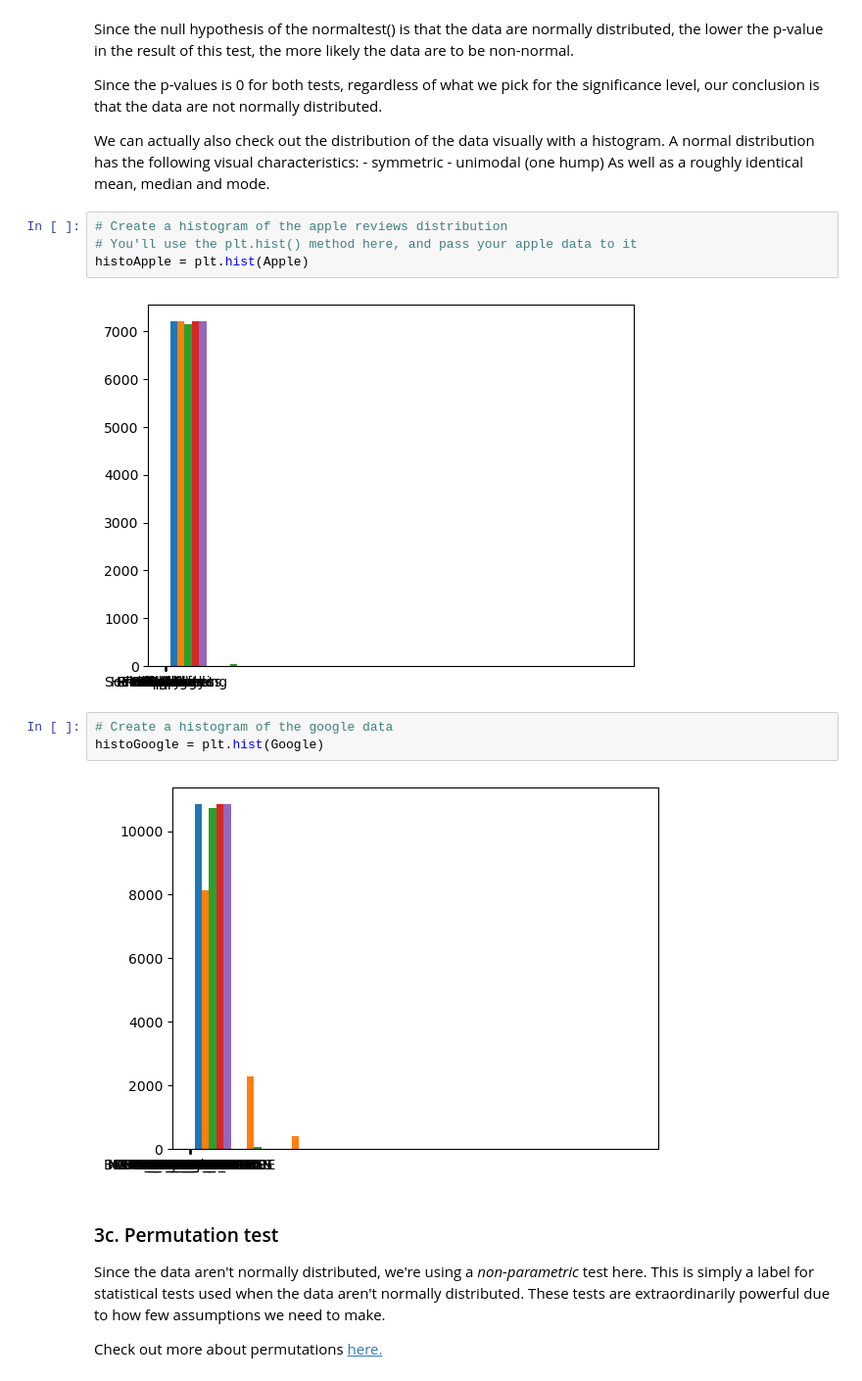
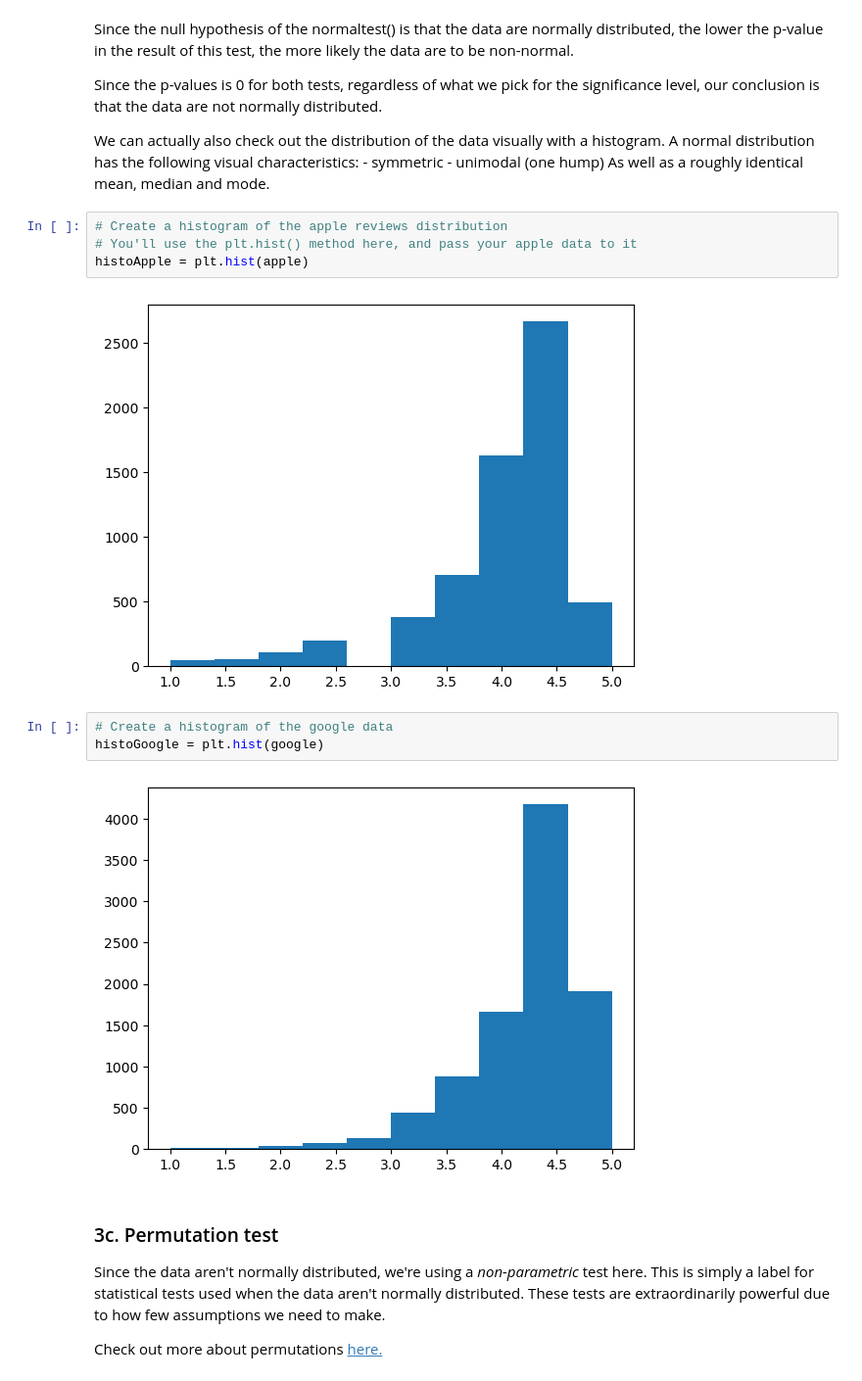
Before and after one commit to Ariyo-K/SpringboardFolder, a Jupyter notebook: Springboard Apps project - Tier 1 - Modelling -checkpoint.ipynb, the cells around one changed output. Shown at 98% size. Cells and saved outputs as stored; diff of their text form.

```diff
--- a/Springboard Apps project - Tier 1 - Modelling -checkpoint.ipynb
+++ b/Springboard Apps project - Tier 1 - Modelling -checkpoint.ipynb
@@ -460,14 +460,14 @@ As well as a roughly identical mean, median and mode.
 # %%
 # Create a histogram of the apple reviews distribution
 # You'll use the plt.hist() method here, and pass your apple data to it
-histoApple = plt.hist(Apple)
+histoApple = plt.hist(apple)
 # %% [output]
-[figure, old version]
+[figure, new version]
 # %%
 # Create a histogram of the google data
-histoGoogle = plt.hist(Google)
+histoGoogle = plt.hist(google)
 # %% [output]
-[figure, old version]
+[figure, new version]
 # %% [markdown]
 ### 3c. Permutation test
 Since the data aren't normally distributed, we're using a *non-parametric* test here. This is simply a label for statistical tests used when the data aren't normally distributed. These tests are extraordinarily powerful due to how few assumptions we need to make.
```
Also changed, not shown: parts of 3 cells of this notebook.
